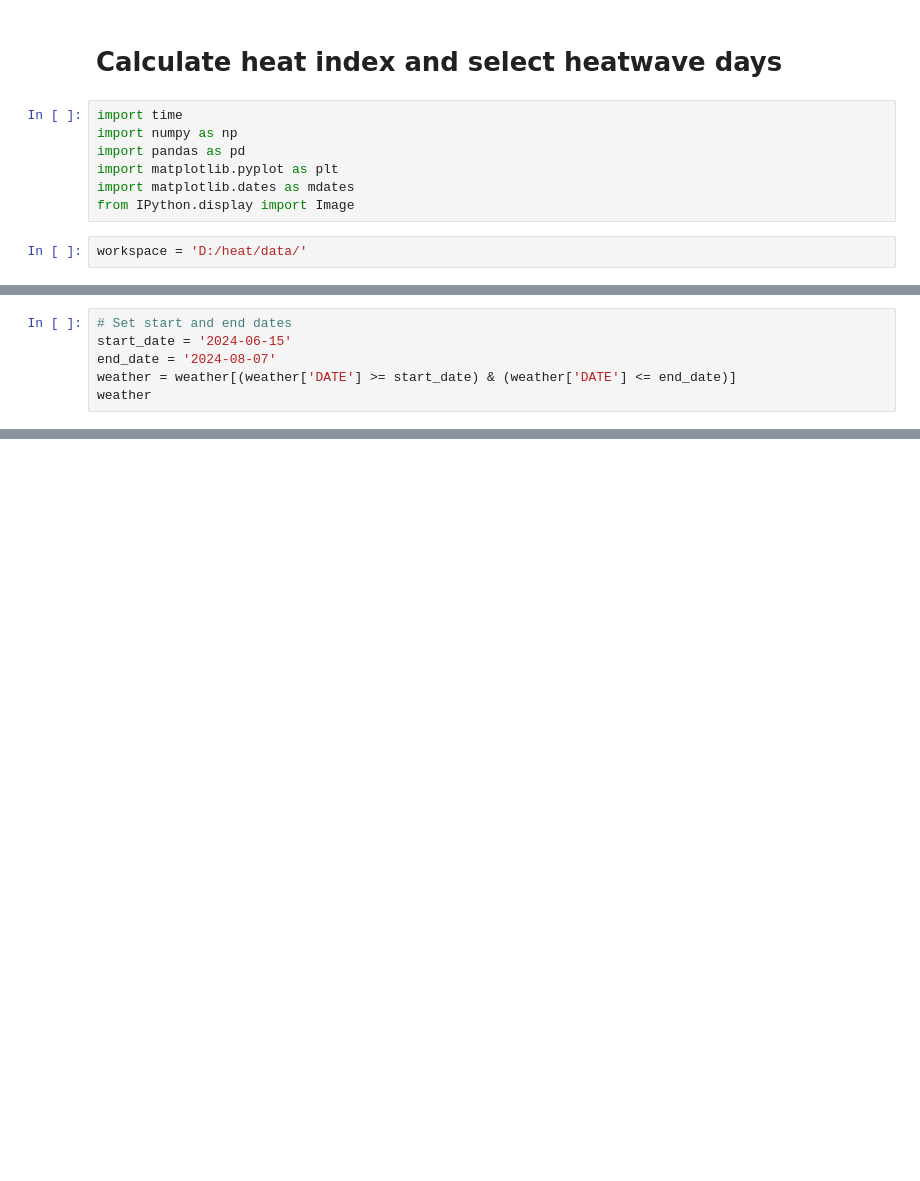
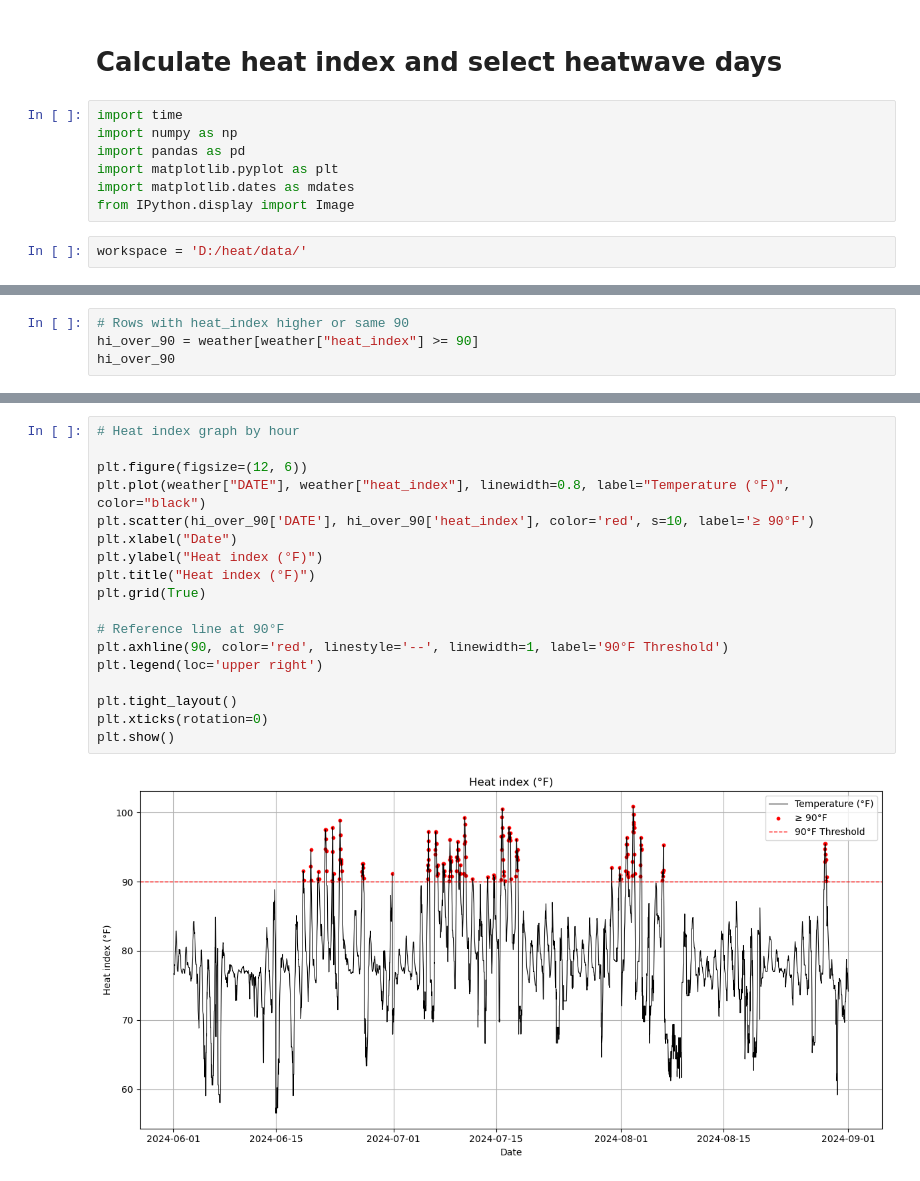
Before and after one commit to wherehaveyubin/research, a Jupyter notebook: 2025-Heat/heat-index.ipynb, the cells around one changed output, grey strips where cells are left out. Drawn from its saved outputs; the diff is of its cells as text; blank space fills up the shorter version.

```diff
--- a/2025-Heat/heat-index.ipynb
+++ b/2025-Heat/heat-index.ipynb
@@ -239,6 +270,0 @@ plt.show()
-# %%
-# Set start and end dates
-start_date = '2024-06-15'
-end_date = '2024-08-07'
-weather = weather[(weather['DATE'] >= start_date) & (weather['DATE'] <= end_date)]
-weather
@@ -452,0 +273,4 @@ max_hi_per_day.to_csv("2018_max_hi_per_day.csv", index=False)
+# %%
+# Rows with heat_index higher or same 90
+hi_over_90 = weather[weather["heat_index"] >= 90]
+hi_over_90
@@ -452,0 +291,20 @@ max_hi_per_day.to_csv("2018_max_hi_per_day.csv", index=False)
+# %%
+# Heat index graph by hour
+
+plt.figure(figsize=(12, 6))
+plt.plot(weather["DATE"], weather["heat_index"], linewidth=0.8, label="Temperature (°F)", color="black")
+plt.scatter(hi_over_90['DATE'], hi_over_90['heat_index'], color='red', s=10, label='≥ 90°F')
+plt.xlabel("Date")
+plt.ylabel("Heat index (°F)")
+plt.title("Heat index (°F)")
+plt.grid(True)
+
+# Reference line at 90°F
+plt.axhline(90, color='red', linestyle='--', linewidth=1, label='90°F Threshold')
+plt.legend(loc='upper right')
+
+plt.tight_layout()
+plt.xticks(rotation=0)
+plt.show()
+# %% [output]
+[figure, added]
```
Also changed, not shown: parts of 26 cells of this notebook.
